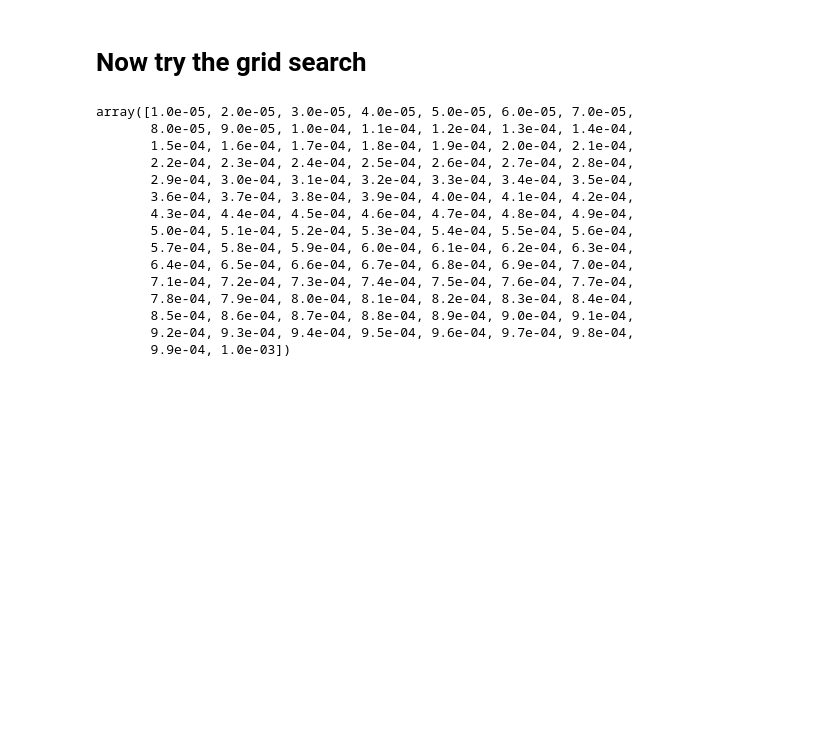
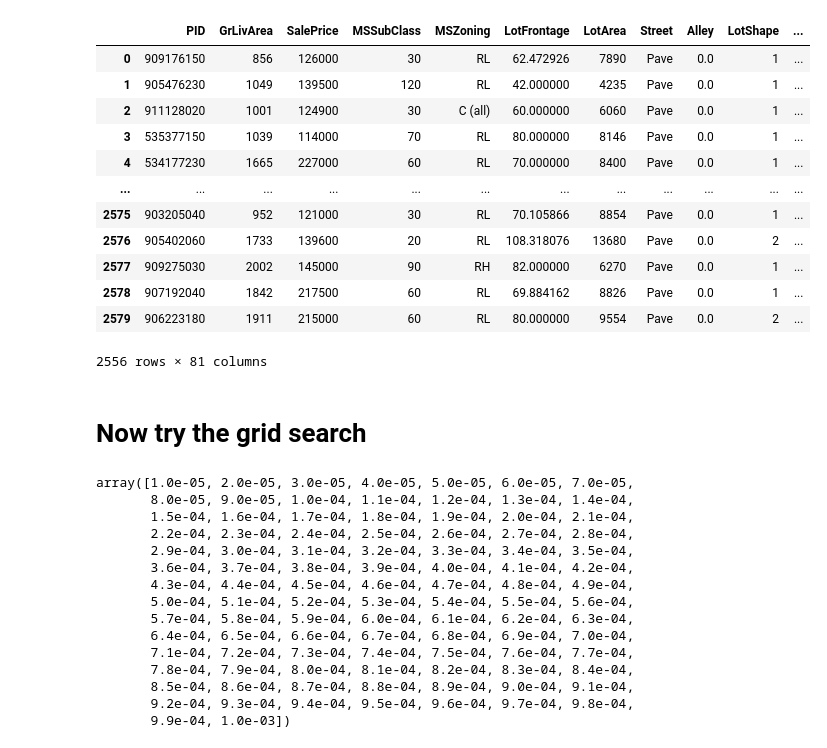
Before and after one commit to Na-ta-lie/Ames-Price-Prediction, a Jupyter notebook: regression_with_new_pp.ipynb, the cells around one changed output. Drawn from its saved outputs; the diff is of its cells as text; code cells hidden in the pictures; blank space fills up the shorter version.

```diff
--- a/regression_with_new_pp.ipynb
+++ b/regression_with_new_pp.ipynb
@@ -111,3 +106,19 @@ scores2['test_score'].mean()
+# %%
+df3
+# %% [output]
+|  | PID | GrLivArea | SalePrice | MSSubClass | MSZoning | LotFrontage | LotArea | Street | Alley | LotShape | ... |
+| 0 | 909176150 | 856 | 126000 | 30 | RL | 62.472926 | 7890 | Pave | 0.0 | 1 | ... |
+| 1 | 905476230 | 1049 | 139500 | 120 | RL | 42.000000 | 4235 | Pave | 0.0 | 1 | ... |
+| 2 | 911128020 | 1001 | 124900 | 30 | C (all) | 60.000000 | 6060 | Pave | 0.0 | 1 | ... |
+| 3 | 535377150 | 1039 | 114000 | 70 | RL | 80.000000 | 8146 | Pave | 0.0 | 1 | ... |
+| 4 | 534177230 | 1665 | 227000 | 60 | RL | 70.000000 | 8400 | Pave | 0.0 | 1 | ... |
+| ... | ... | ... | ... | ... | ... | ... | ... | ... | ... | ... | ... |
+| 2575 | 903205040 | 952 | 121000 | 30 | RL | 70.105866 | 8854 | Pave | 0.0 | 1 | ... |
+| 2576 | 905402060 | 1733 | 139600 | 20 | RL | 108.318076 | 13680 | Pave | 0.0 | 2 | ... |
+| 2577 | 909275030 | 2002 | 145000 | 90 | RH | 82.000000 | 6270 | Pave | 0.0 | 1 | ... |
+| 2578 | 907192040 | 1842 | 217500 | 60 | RL | 69.884162 | 8826 | Pave | 0.0 | 1 | ... |
+| 2579 | 906223180 | 1911 | 215000 | 60 | RL | 80.000000 | 9554 | Pave | 0.0 | 2 | ... |
+2556 rows × 81 columns
 # %% [markdown]
 # Now try the grid search
 # %%
```
Also changed, not shown: parts of 17 cells of this notebook, 4 other files.
